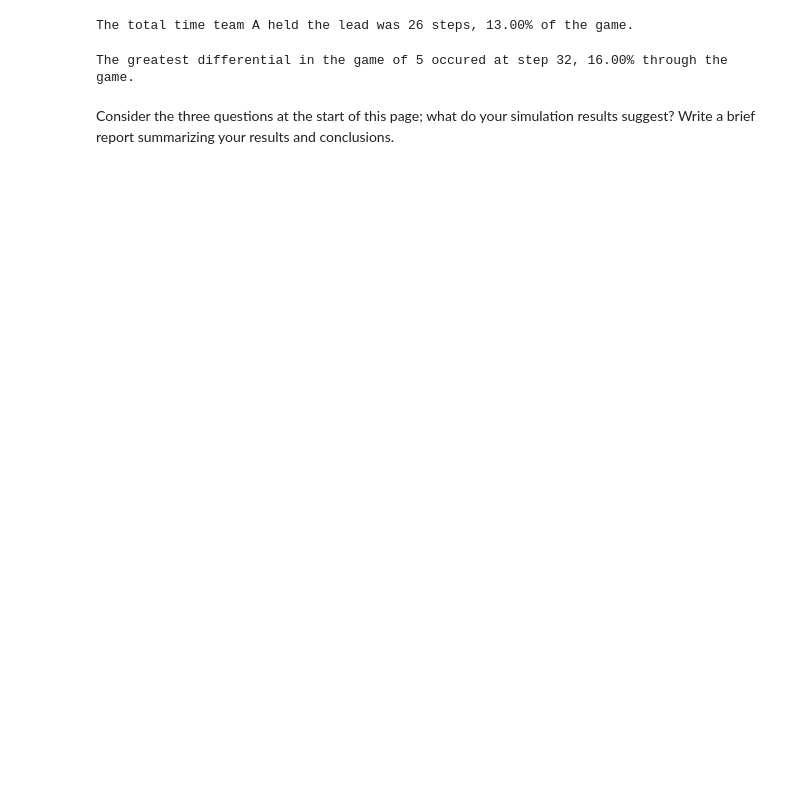
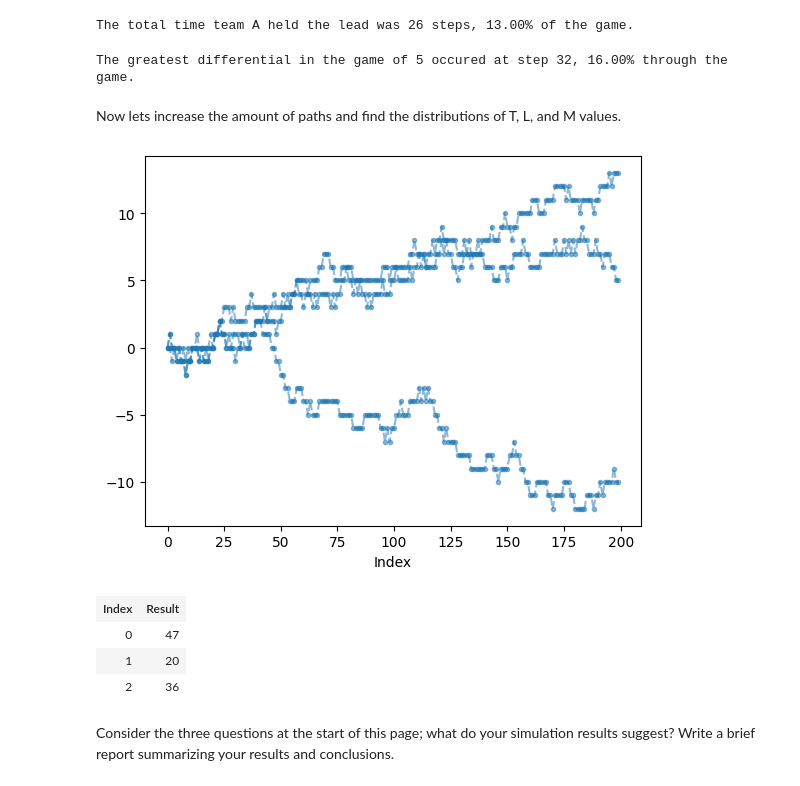
Before and after one commit to NRJaggers/Applied-Stochastic-Processes, a Jupyter notebook: Applications/1-Simple_Random_Walk/Simple_Random_Walk.ipynb, the cells around one changed output. Cells and saved outputs as stored; diff of their text form; code cells hidden in the pictures; blank space fills up the shorter version.

```diff
--- a/Applications/1-Simple_Random_Walk/Simple_Random_Walk.ipynb
+++ b/Applications/1-Simple_Random_Walk/Simple_Random_Walk.ipynb
@@ -147,5 +149,28 @@ msg = "The greatest differential in the game of {} occured at step {}, {:.2f}% t
 print(msg)
 # %% [output]
 The greatest differential in the game of 5 occured at step 32, 16.00% through the game.
+# %% [markdown]
+Now lets increase the amount of paths and find the distributions of T, L, and M values.
+# %%
+#To see multiple A - B differentials over time
+games = X.sim(3)
+games.plot(tmin = 0, tmax = 200)
+# %% [output]
+[figure, added]
+# %%
+def last_tie(x):
+    last_tie_index = 0
+    for i in range(steps):
+        if x[i] == 0:
+            last_tie_index = i
+    return last_tie_index
+
+tie = games.apply(last_tie)
+tie
+# %% [output]
+| Index | Result |
+| 0 | 47 |
+| 1 | 20 |
+| 2 | 36 |
 # %% [markdown]
 Consider the three questions at the start of this page; what do your simulation results suggest? Write a brief report summarizing your results and conclusions.
```
Also changed, not shown: parts of 3 cells of this notebook.
